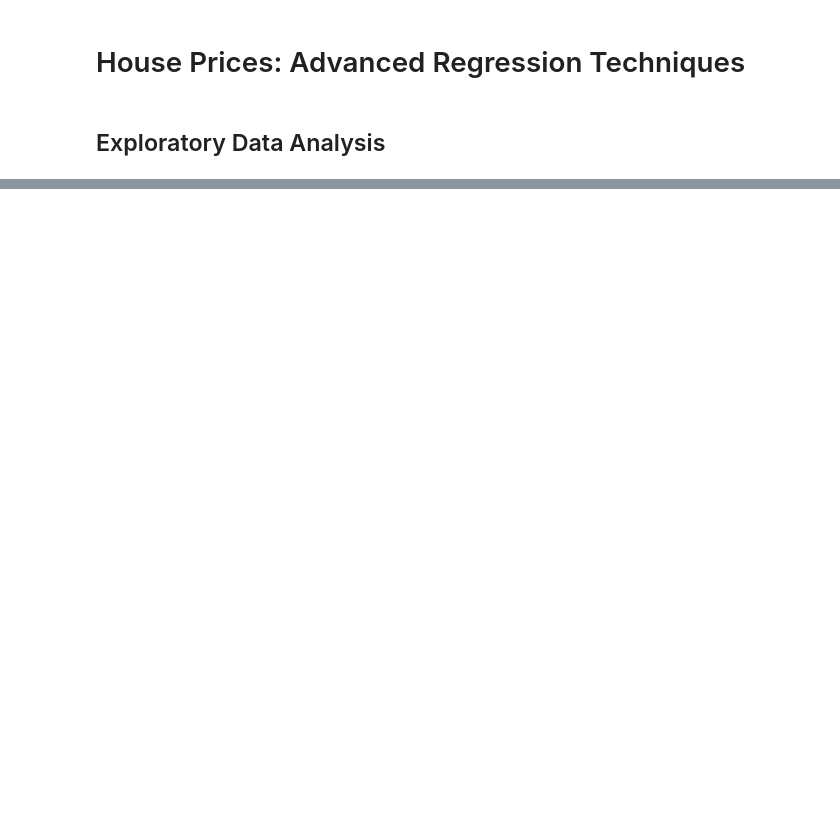
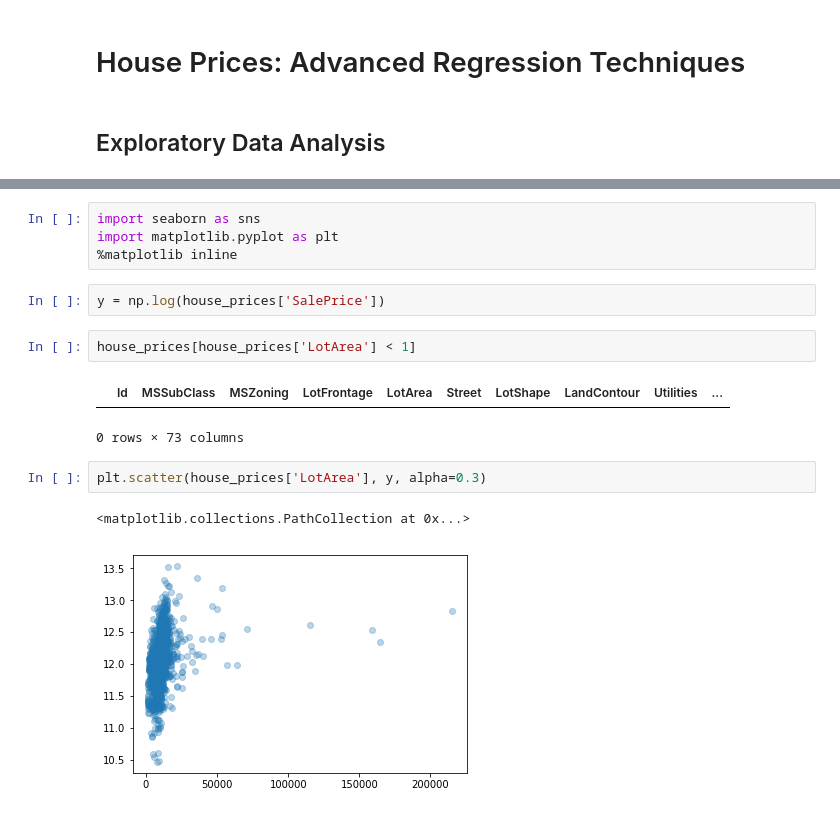
Before and after one commit to strachan/house_pricing_prediction, a Jupyter notebook: EDA_Analysis.ipynb, the cells around one changed output, grey strips where cells are left out. Drawn from its saved outputs; the diff is of its cells as text; blank space fills up the shorter version.

```diff
--- a/EDA_Analysis.ipynb
+++ b/EDA_Analysis.ipynb
@@ -119,0 +79,16 @@ Clustering?
+# %%
+import seaborn as sns
+import matplotlib.pyplot as plt
+%matplotlib inline
+# %%
+y = np.log(house_prices['SalePrice'])
+# %%
+house_prices[house_prices['LotArea'] < 1]
+# %% [output]
+|  | Id | MSSubClass | MSZoning | LotFrontage | LotArea | Street | LotShape | LandContour | Utilities | ... |
+0 rows × 73 columns
+# %%
+plt.scatter(house_prices['LotArea'], y, alpha=0.3)
+# %% [output]
+<matplotlib.collections.PathCollection at 0x...>
+[figure, added]
```
Also changed, not shown: parts of 60 cells of this notebook.
